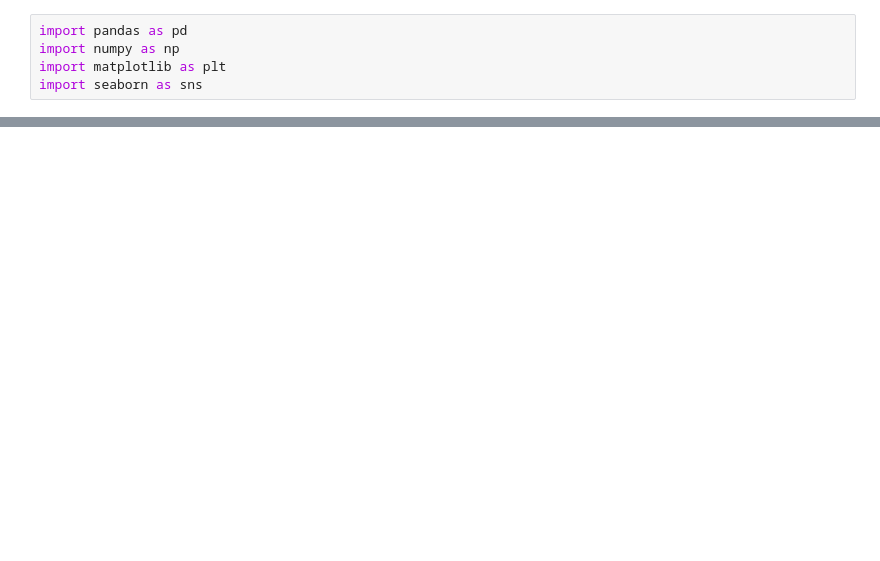
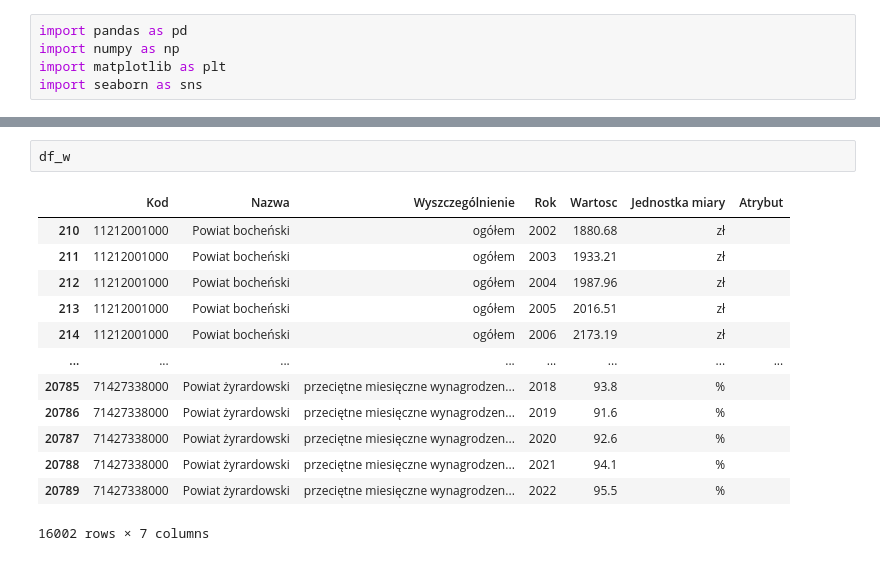
Before and after one commit to witkowskikarol/pyth_pr1, a Jupyter notebook: p1_checkdata.ipynb, the cells around one changed output, grey strips where cells are left out. Drawn from its saved outputs; the diff is of its cells as text; blank space fills up the shorter version.

```diff
--- a/p1_checkdata.ipynb
+++ b/p1_checkdata.ipynb
@@ -32,0 +124,16 @@ memory usage: 7.6+ MB
+# %%
+df_w
+# %% [output]
+|  | Kod | Nazwa | Wyszczególnienie | Rok | Wartosc | Jednostka miary | Atrybut |
+| 210 | 11212001000 | Powiat bocheński | ogółem | 2002 | 1880.68 | zł |  |
+| 211 | 11212001000 | Powiat bocheński | ogółem | 2003 | 1933.21 | zł |  |
+| 212 | 11212001000 | Powiat bocheński | ogółem | 2004 | 1987.96 | zł |  |
+| 213 | 11212001000 | Powiat bocheński | ogółem | 2005 | 2016.51 | zł |  |
+| 214 | 11212001000 | Powiat bocheński | ogółem | 2006 | 2173.19 | zł |  |
+| ... | ... | ... | ... | ... | ... | ... | ... |
+| 20785 | 71427338000 | Powiat żyrardowski | przeciętne miesięczne wynagrodzen... | 2018 | 93.8 | % |  |
+| 20786 | 71427338000 | Powiat żyrardowski | przeciętne miesięczne wynagrodzen... | 2019 | 91.6 | % |  |
+| 20787 | 71427338000 | Powiat żyrardowski | przeciętne miesięczne wynagrodzen... | 2020 | 92.6 | % |  |
+| 20788 | 71427338000 | Powiat żyrardowski | przeciętne miesięczne wynagrodzen... | 2021 | 94.1 | % |  |
+| 20789 | 71427338000 | Powiat żyrardowski | przeciętne miesięczne wynagrodzen... | 2022 | 95.5 | % |  |
+16002 rows × 7 columns
```
Also changed, not shown: parts of 19 cells of this notebook.
